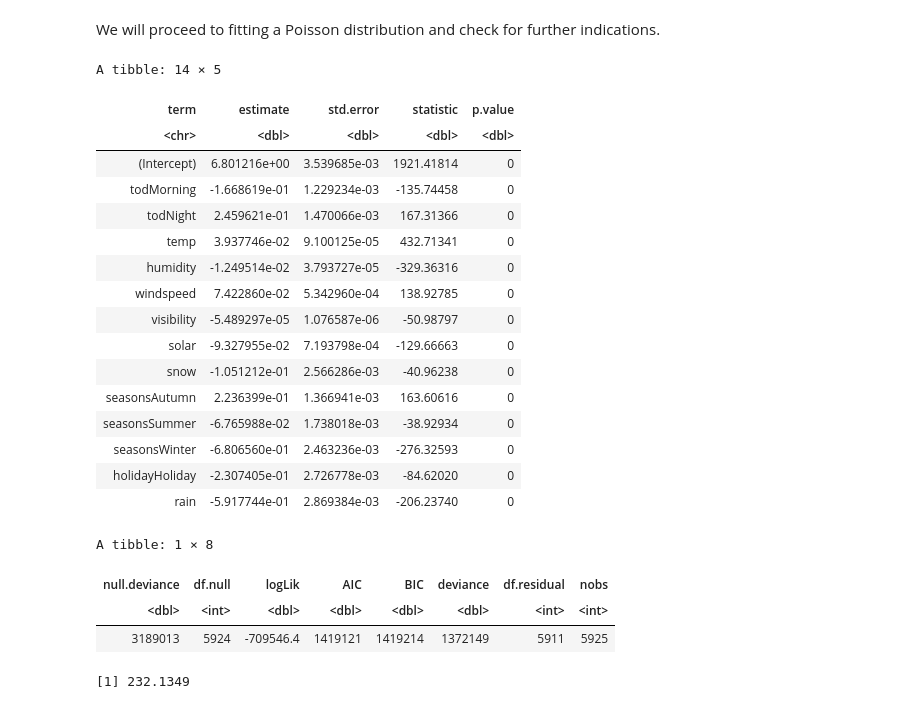
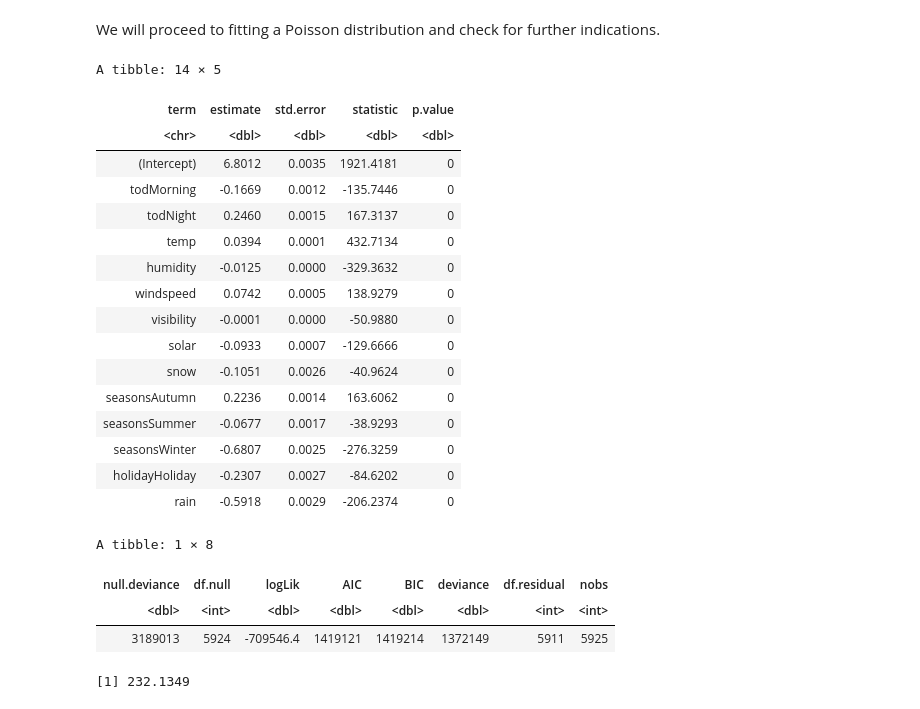
Before and after one commit to xiaohu1122/538A_project, a Jupyter notebook: 538A_Final_Project.ipynb, the cells around one changed output. Cells and saved outputs as stored; diff of their text form; code cells hidden in the pictures.

```diff
--- a/538A_Final_Project.ipynb
+++ b/538A_Final_Project.ipynb
@@ -233,27 +233,27 @@ We will proceed to fitting a Poisson distribution and check for further indicati
 # %%
 poisson_model <- glm(formula = count~tod + temp + humidity + windspeed + visibility + solar + snow + seasons + holiday + rain,
                      family = "poisson",
                      data = bike_training)
-tidy(poisson_model)
+tidy(poisson_model) %>% mutate_if(is.numeric, round, 4)
 glance(poisson_model)
 # %% [output]
 A tibble: 14 × 5
 | term | estimate | std.error | statistic | p.value |
 | <chr> | <dbl> | <dbl> | <dbl> | <dbl> |
-| (Intercept) | 6.801216e+00 | 3.539685e-03 | 1921.41814 | 0 |
-| todMorning | -1.668619e-01 | 1.229234e-03 | -135.74458 | 0 |
-| todNight | 2.459621e-01 | 1.470066e-03 | 167.31366 | 0 |
-| temp | 3.937746e-02 | 9.100125e-05 | 432.71341 | 0 |
-| humidity | -1.249514e-02 | 3.793727e-05 | -329.36316 | 0 |
-| windspeed | 7.422860e-02 | 5.342960e-04 | 138.92785 | 0 |
-| visibility | -5.489297e-05 | 1.076587e-06 | -50.98797 | 0 |
-| solar | -9.327955e-02 | 7.193798e-04 | -129.66663 | 0 |
-| snow | -1.051212e-01 | 2.566286e-03 | -40.96238 | 0 |
-| seasonsAutumn | 2.236399e-01 | 1.366941e-03 | 163.60616 | 0 |
-| seasonsSummer | -6.765988e-02 | 1.738018e-03 | -38.92934 | 0 |
-| seasonsWinter | -6.806560e-01 | 2.463236e-03 | -276.32593 | 0 |
-| holidayHoliday | -2.307405e-01 | 2.726778e-03 | -84.62020 | 0 |
-| rain | -5.917744e-01 | 2.869384e-03 | -206.23740 | 0 |
+| (Intercept) | 6.8012 | 0.0035 | 1921.4181 | 0 |
+| todMorning | -0.1669 | 0.0012 | -135.7446 | 0 |
+| todNight | 0.2460 | 0.0015 | 167.3137 | 0 |
+| temp | 0.0394 | 0.0001 | 432.7134 | 0 |
+| humidity | -0.0125 | 0.0000 | -329.3632 | 0 |
+| windspeed | 0.0742 | 0.0005 | 138.9279 | 0 |
+| visibility | -0.0001 | 0.0000 | -50.9880 | 0 |
+| solar | -0.0933 | 0.0007 | -129.6666 | 0 |
+| snow | -0.1051 | 0.0026 | -40.9624 | 0 |
+| seasonsAutumn | 0.2236 | 0.0014 | 163.6062 | 0 |
+| seasonsSummer | -0.0677 | 0.0017 | -38.9293 | 0 |
+| seasonsWinter | -0.6807 | 0.0025 | -276.3259 | 0 |
+| holidayHoliday | -0.2307 | 0.0027 | -84.6202 | 0 |
+| rain | -0.5918 | 0.0029 | -206.2374 | 0 |
 A tibble: 1 × 8
 | null.deviance | df.null | logLik | AIC | BIC | deviance | df.residual | nobs |
 | <dbl> | <int> | <dbl> | <dbl> | <dbl> | <dbl> | <int> | <int> |
```
Also changed, not shown: parts of 8 cells of this notebook.
